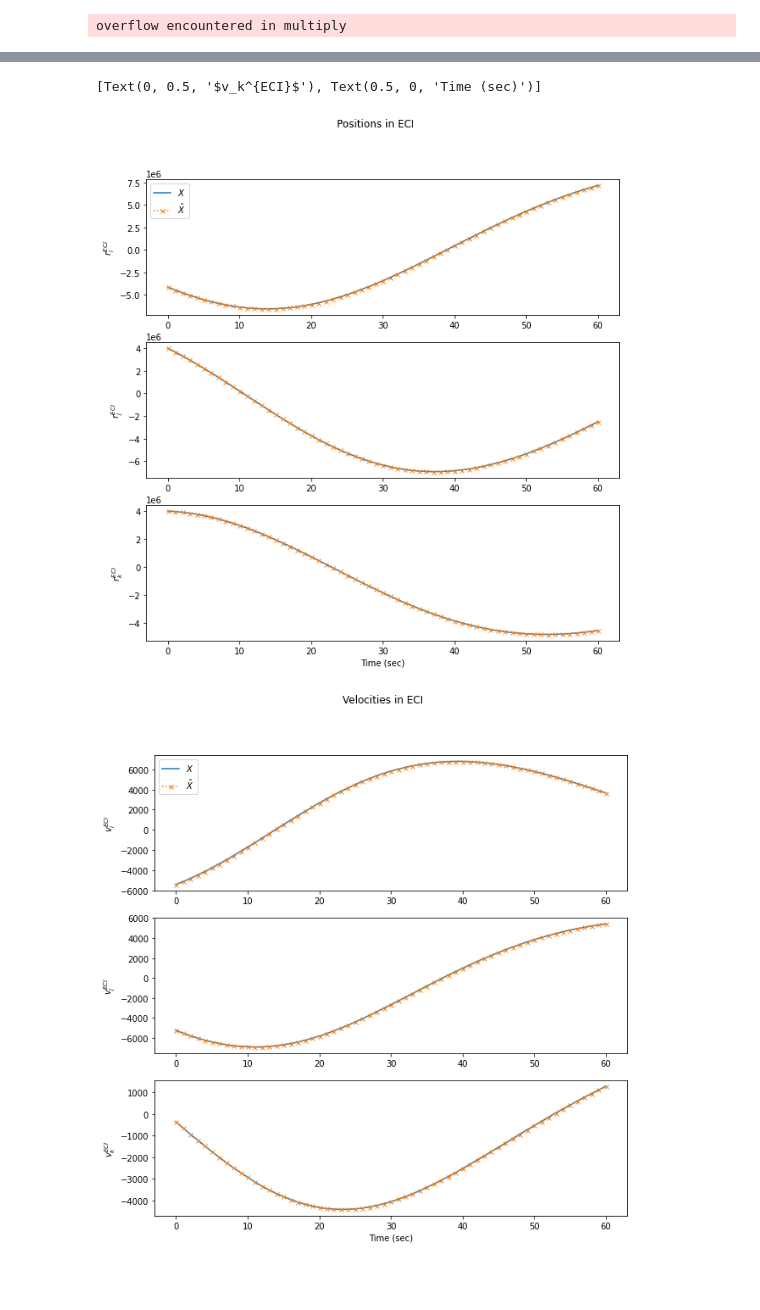
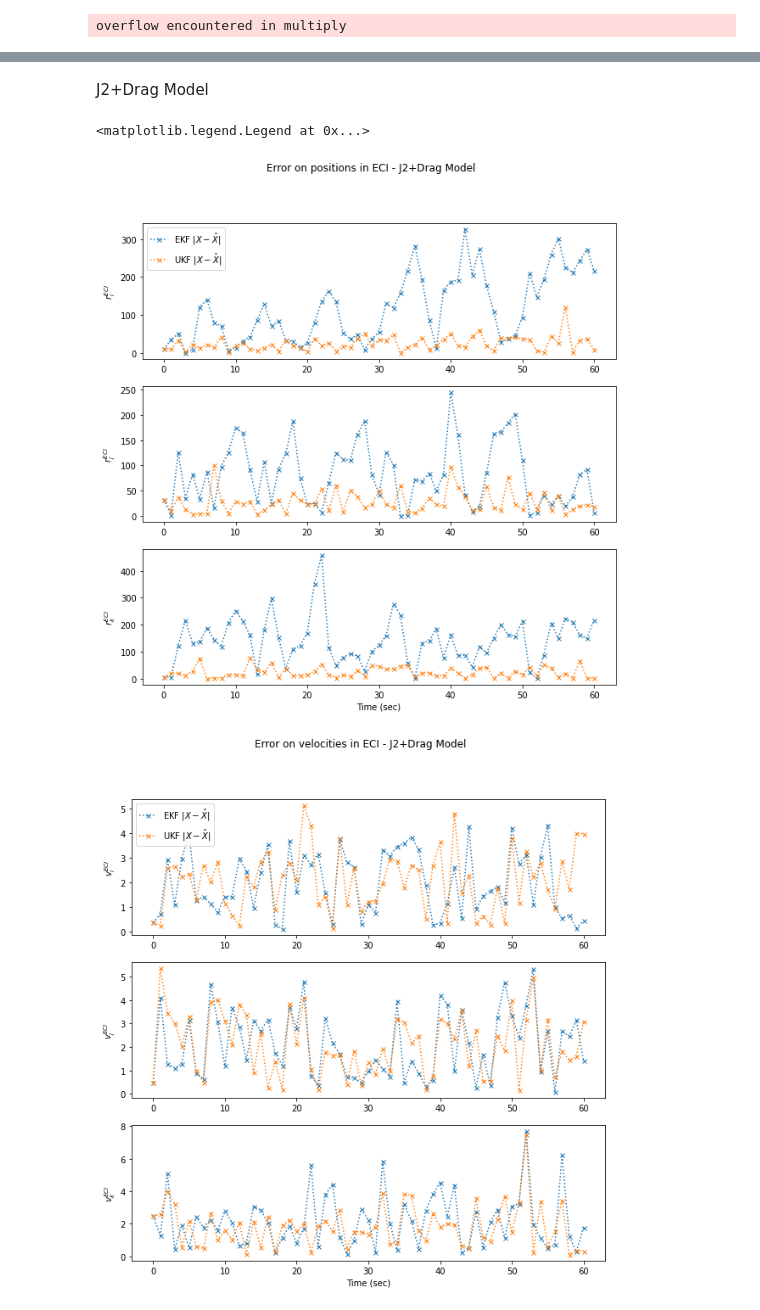
Before and after one commit to EleonoreJ/Kalman-Filtering-Orbit-Determination, a Jupyter notebook: Test Filters.ipynb, the cells around one changed output, grey strips where cells are left out. Saved outputs shown, nothing was run; the diff lists cells and outputs as text; code cells hidden in the pictures; blank space fills up the shorter version.

```diff
--- a/Test Filters.ipynb
+++ b/Test Filters.ipynb
@@ -155,0 +181,20 @@ def EKF(X, Y, C, mu0, Sigma0, Q, R, fDynamics, fMeas, JDynamics, propagator=prop
+# %%
+mu_j2, _ = EKF(X_j2_noisy, Y_j2, C_kepler,
+            mu0, Sigma0,
+            Q=Q, R=R,
+            fDynamics=j2Dynamics,
+            fMeas=g,
+            JDynamics=j2Jacobian,
+            propagator=propagator,
+            dt=dt
+           )
+
+mu_drag, _ = EKF(X_drag_noisy, Y_drag, C_kepler,
+            mu0, Sigma0,
+            Q=Q, R=R,
+            fDynamics=dragDynamics,
+            fMeas=g,
+            JDynamics=dragJacobian,
+            propagator=propagator,
+            dt=dt
+           )
@@ -341,30 +347,40 @@ overflow encountered in multiply
+# %% [markdown]
+J2+Drag Model
 # %%
 fig, axs = plt.subplots(3, figsize=(10,10))
-fig.suptitle('Positions in ECI')
-axs[0].plot(X_kepler_noisy[:,0], label="$X$")
-axs[0].plot(mu[:,0], ':x', ms=5, label="$\hat{X}$")
+fig.suptitle('Error on positions in ECI - J2+Drag Model')
+axs[0].plot(abs(X_drag_noisy[:,0]-mu_drag[:,0]), ':x', ms=5, label="EKF $|X-\hat{X}|$")
+axs[0].plot(abs(X_drag_noisy[:,0]-mu_drag_UKF[:,0]), ':x', ms=5, label="UKF $|X-\hat{X}|$")
 axs[0].set(ylabel="$r_i^{ECI}$")
+axs[1].plot(abs(X_drag_noisy[:,1]-mu_drag[:,1]), ':x', ms=5)
+axs[1].plot(abs(X_drag_noisy[:,1]-mu_drag_UKF[:,1]), ':x', ms=5)
+axs[1].set(ylabel="$r_j^{ECI}$")
+axs[2].plot(abs(X_drag_noisy[:,2]-mu_drag[:,2]), ':x', ms=5)
+axs[2].plot(abs(X_drag_noisy[:,2]-mu_drag_UKF[:,2]), ':x', ms=5)
+axs[2].set(xlabel="Time (sec)", ylabel="$r_k^{ECI}$")
+if plot_PF:
+    axs[0].plot(abs(X_drag_noisy[:,0]-mu_drag_PF[:,0]), ':x', ms=5, label="  PF $|X-\hat{X}|$")
+    axs[1].plot(abs(X_drag_noisy[:,1]-mu_drag_PF[:,1]), ':x', ms=5)
+    axs[2].plot(abs(X_drag_noisy[:,2]-mu_drag_PF[:,2]), ':x', ms=5)
 axs[0].legend(loc="upper left")
-axs[1].plot(X_kepler_noisy[:,1])
-axs[1].plot(mu[:,1], ':x', ms=5)
-axs[1].set(ylabel="$r_j^{ECI}$")
-axs[2].plot(X_kepler_noisy[:,2])
-axs[2].plot(mu[:,2], ':x', ms=5)
-axs[2].set(xlabel="Time (sec)", ylabel="$r_k^{ECI}$")
 
 fig, axs = plt.subplots(3, figsize=(10,10))
-fig.suptitle('Velocities in ECI')
-axs[0].plot(X_kepler_noisy[:,3], label="$X$")
-axs[0].plot(mu[:,3], ':x', ms=5, label="$\hat{X}$")
+fig.suptitle('Error on velocities in ECI - J2+Drag Model')
+axs[0].plot(abs(X_drag_noisy[:,3]-mu_drag[:,3]), ':x', ms=5, label="EKF $|X-\hat{X}|$")
+axs[0].plot(abs(X_drag_noisy[:,3]-mu_drag_UKF[:,3]), ':x', ms=5, label="UKF $|X-\hat{X}|$")
 axs[0].set(ylabel="$v_i^{ECI}$")
+axs[1].plot(abs(X_drag_noisy[:,4]-mu_drag[:,4]), ':x', ms=5)
+axs[1].plot(abs(X_drag_noisy[:,4]-mu_drag_UKF[:,4]), ':x', ms=5)
+axs[1].set(ylabel="$v_j^{ECI}$")
+axs[2].plot(abs(X_drag_noisy[:,5]-mu_drag[:,5]), ':x', ms=5)
+axs[2].plot(abs(X_drag_noisy[:,5]-mu_drag_UKF[:,5]), ':x', ms=5)
+axs[2].set(xlabel="Time (sec)", ylabel="$v_k^{ECI}$")
+if plot_PF:
+    axs[0].plot(abs(X_drag_noisy[:,3]-mu_drag_PF[:,3]), ':x', ms=5, label="  PF $|X-\hat{X}|$")
+    axs[1].plot(abs(X_drag_noisy[:,4]-mu_drag_PF[:,4]), ':x', ms=5)
+    axs[2].plot(abs(X_drag_noisy[:,5]-mu_drag_PF[:,5]), ':x', ms=5)
 axs[0].legend(loc="upper left")
-axs[1].plot(X_kepler_noisy[:,4])
-axs[1].plot(mu[:,4], ':x', ms=5)
-axs[1].set(ylabel="$v_j^{ECI}$")
-axs[2].plot(X_kepler_noisy[:,5])
-axs[2].plot(mu[:,5], ':x', ms=5)
-axs[2].set(xlabel="Time (sec)", ylabel="$v_k^{ECI}$")
 # %% [output]
-[Text(0, 0.5, '$v_k^{ECI}$'), Text(0.5, 0, 'Time (sec)')]
+<matplotlib.legend.Legend at 0x...>
-[figure, old version]
+[figure, new version]
-[figure, old version]
+[figure, new version]
```
Also changed, not shown: parts of 32 cells of this notebook, 1 other file.
